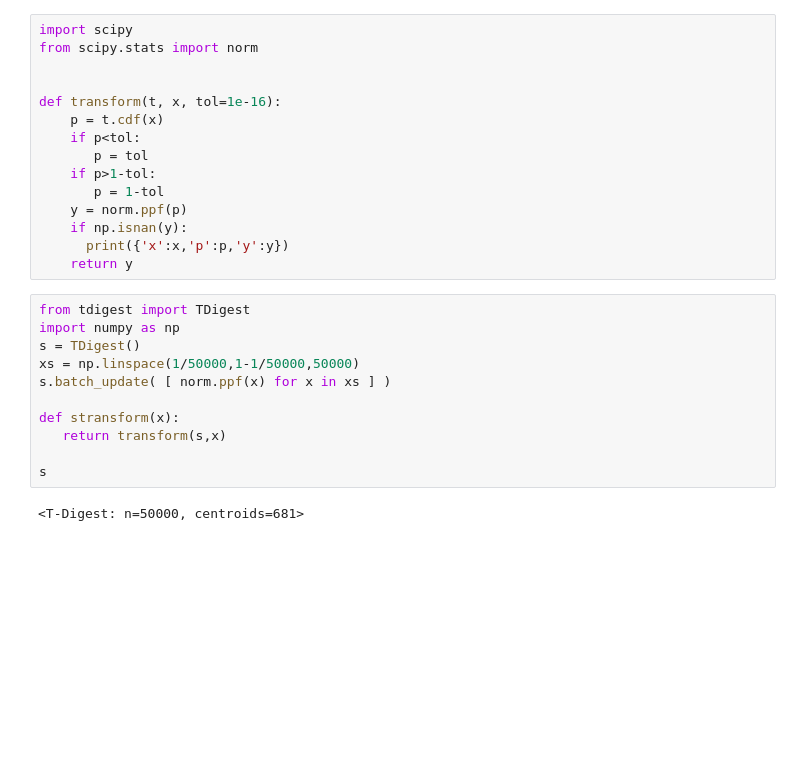
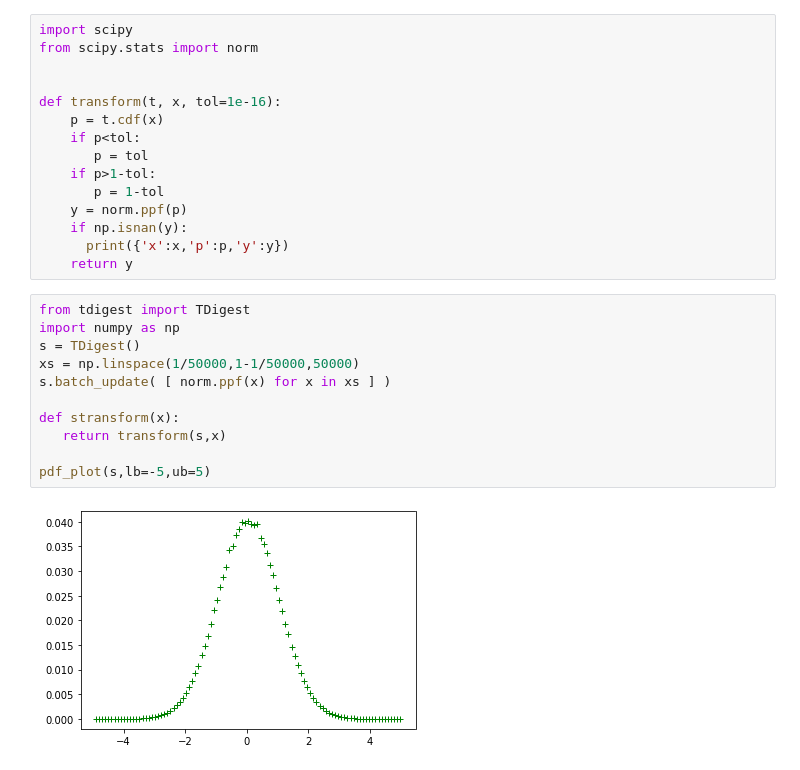
Before and after one commit to microprediction/timeseries-notebooks, a Jupyter notebook: tdigest_composition.ipynb, the cells around one changed output. Saved outputs shown, nothing was run; the diff lists cells and outputs as text; blank space fills up the shorter version.

```diff
--- a/tdigest_composition.ipynb
+++ b/tdigest_composition.ipynb
@@ -67,14 +78,14 @@ def transform(t, x, tol=1e-16):
 # %%
 from tdigest import TDigest
 import numpy as np
 s = TDigest()
 xs = np.linspace(1/50000,1-1/50000,50000)
 s.batch_update( [ norm.ppf(x) for x in xs ] )
 
 def stransform(x):
    return transform(s,x)
 
-s
+pdf_plot(s,lb=-5,ub=5)
 # %% [output]
-<T-Digest: n=50000, centroids=681>
+[figure, added]
 # %%
```
Also changed, not shown: parts of 9 cells of this notebook.
